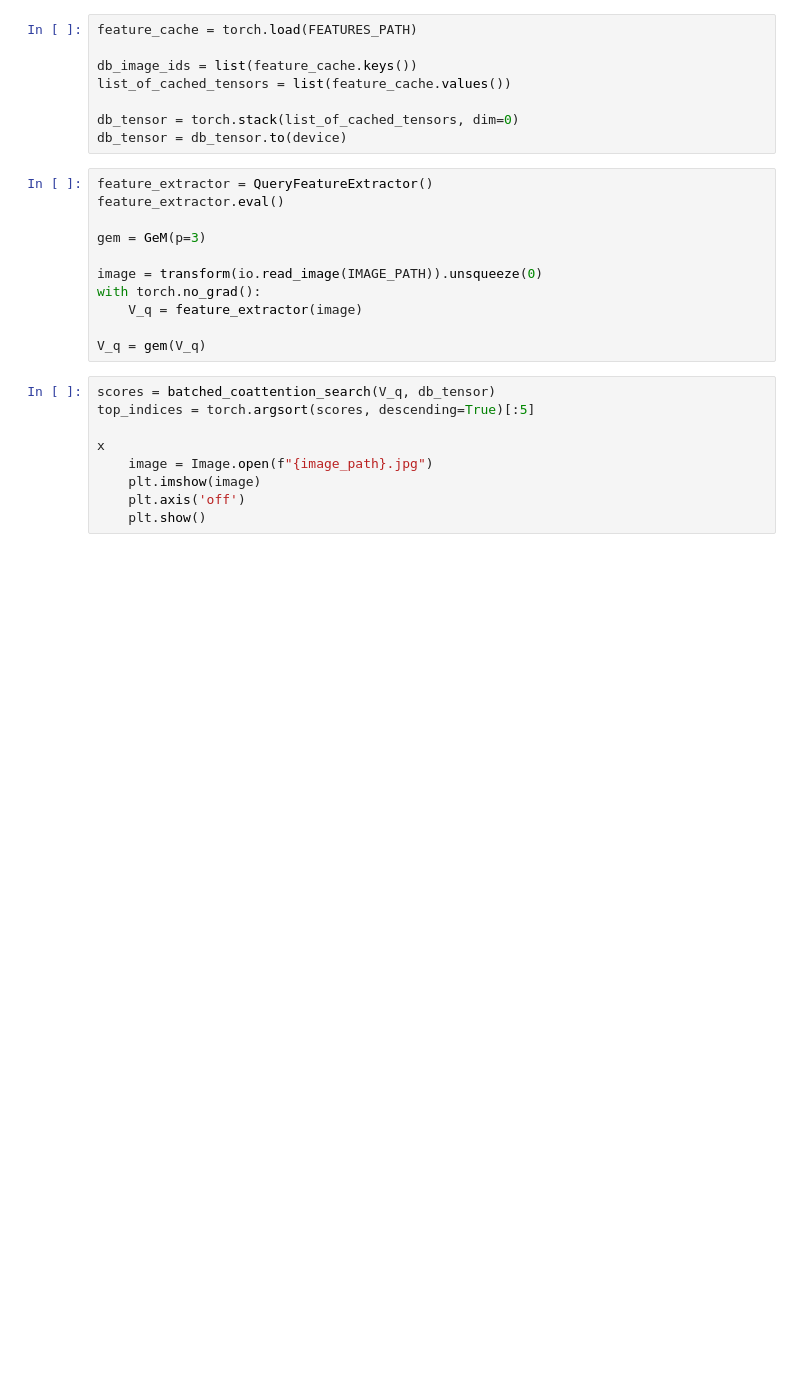
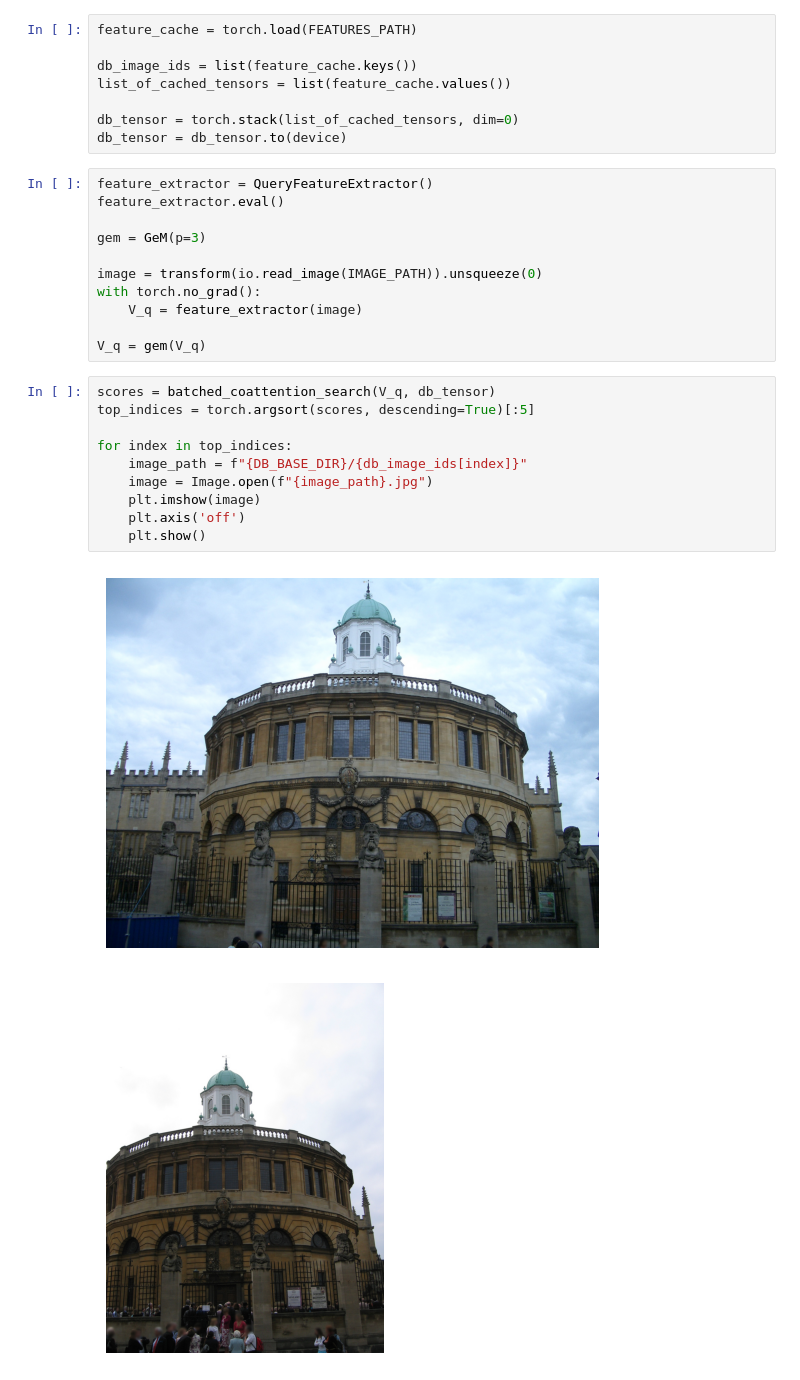
Before and after one commit to ponakilan/cbir, a Jupyter notebook: search.ipynb, the cells around one changed output. Drawn from its saved outputs; the diff is of its cells as text; blank space fills up the shorter version.

```diff
--- a/search.ipynb
+++ b/search.ipynb
@@ -41,9 +41,13 @@ V_q = gem(V_q)
 # %%
 scores = batched_coattention_search(V_q, db_tensor)
 top_indices = torch.argsort(scores, descending=True)[:5]
 
-x
+for index in top_indices:
+    image_path = f"{DB_BASE_DIR}/{db_image_ids[index]}"
     image = Image.open(f"{image_path}.jpg")
     plt.imshow(image)
     plt.axis('off')
     plt.show()
+# %% [output]
+[figure, added]
+[figure, added]
```
Also changed, not shown: parts of 1 cell of this notebook.
